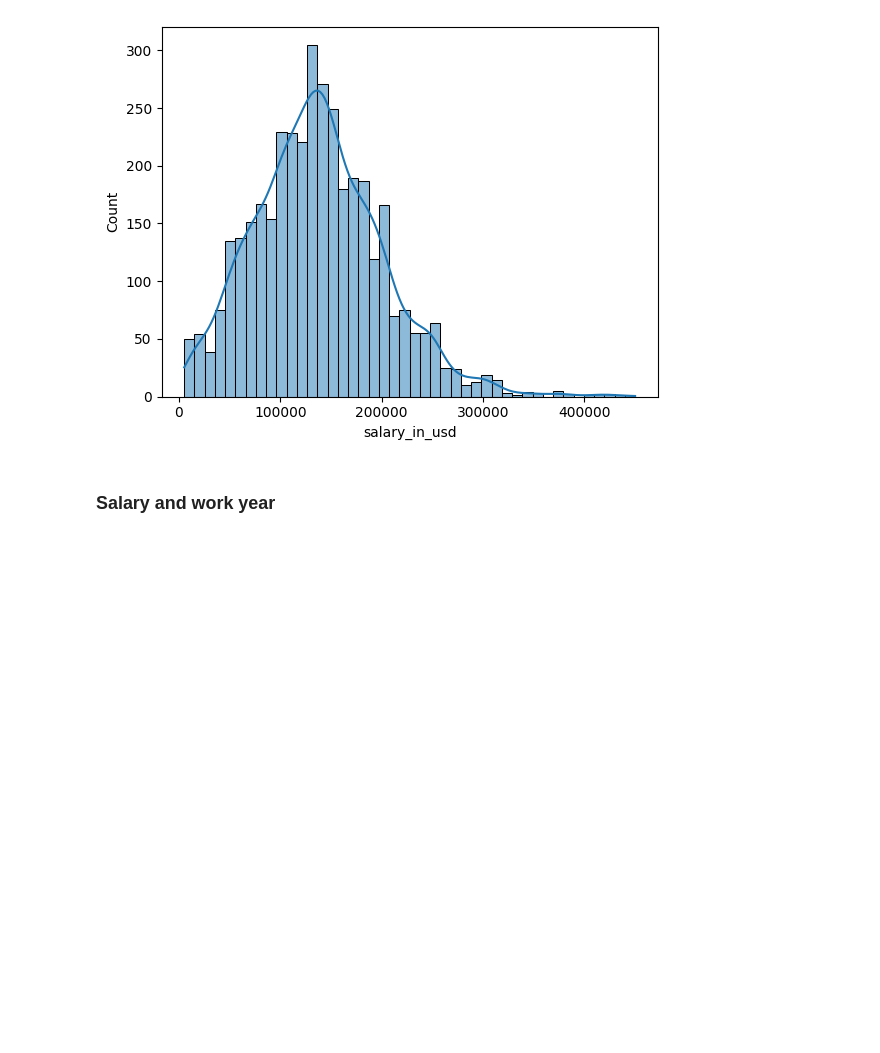
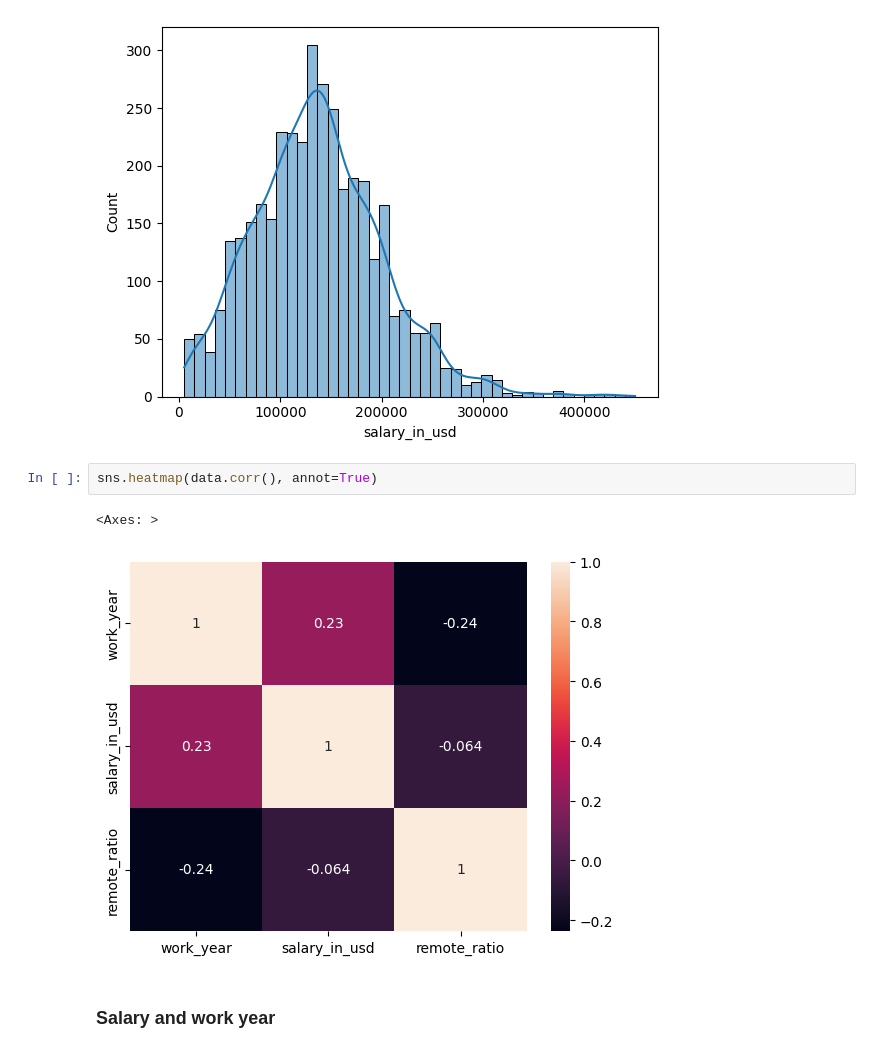
Before and after one commit to belalE/Data-Science-Salaries-Analysis, a Jupyter notebook: Data_Science_Salaries.ipynb, the cells around one changed output. Cells and saved outputs as stored; diff of their text form; blank space fills up the shorter version.

```diff
--- a/Data_Science_Salaries.ipynb
+++ b/Data_Science_Salaries.ipynb
@@ -85,6 +85,11 @@ sns.histplot(data['salary_in_usd'], kde=True)
 # %% [output]
 <Axes: xlabel='salary_in_usd', ylabel='Count'>
 [figure]
+# %%
+sns.heatmap(data.corr(), annot=True)
+# %% [output]
+<Axes: >
+[figure, added]
 # %% [markdown]
 ### Salary and work year
 # %%
```
Also changed, not shown: parts of 49 cells of this notebook.
